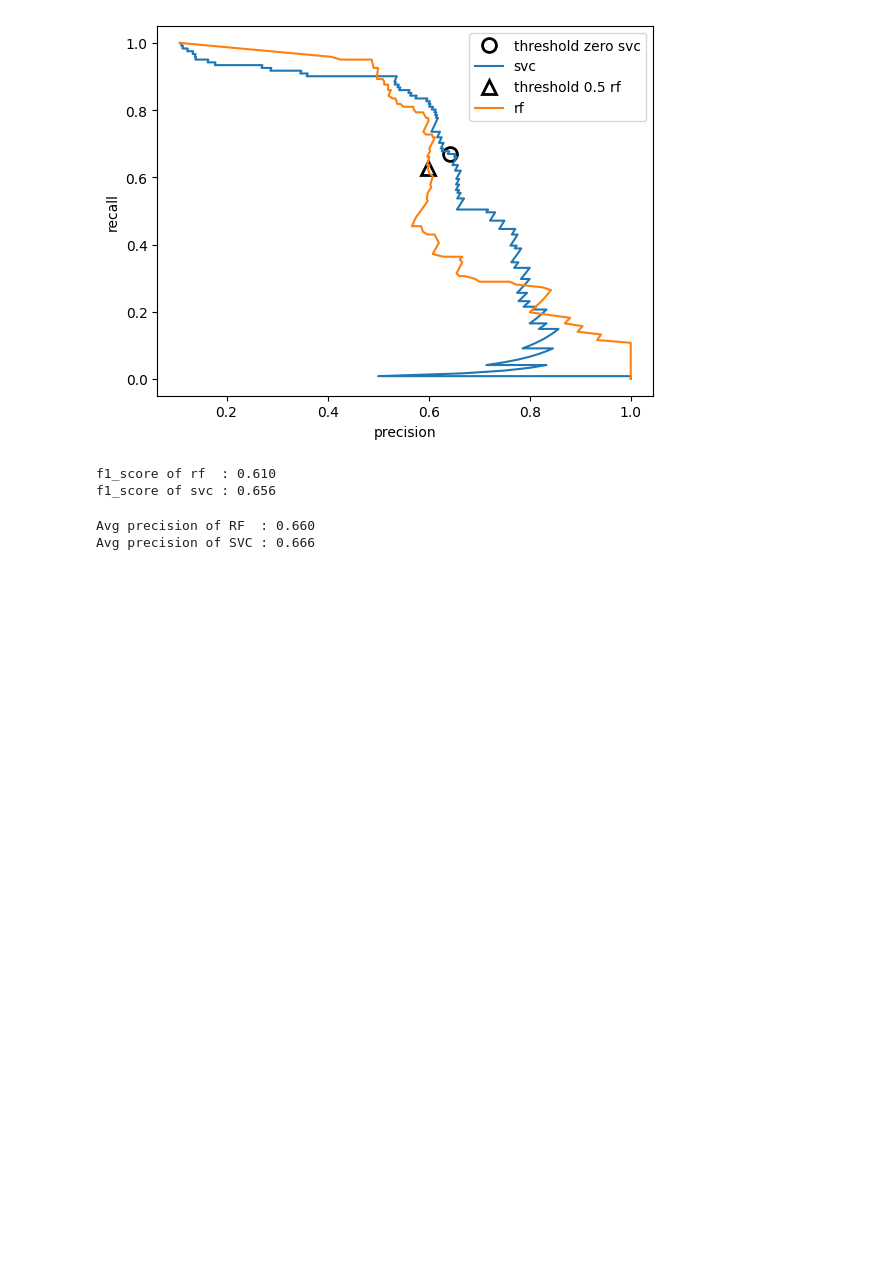
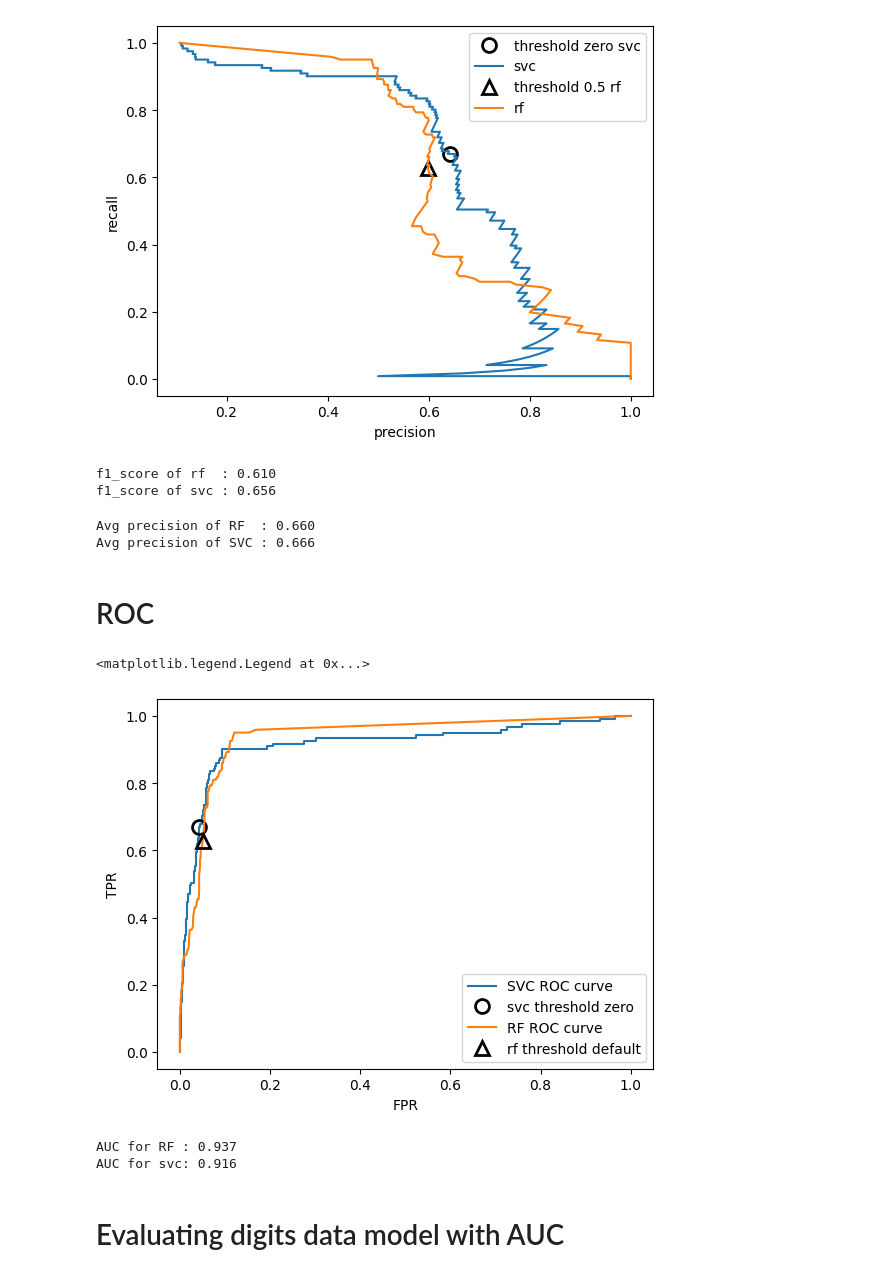
Before and after one commit to abhaykukade/ml_model_evaluation, a Jupyter notebook: model_evaluation.ipynb, the cells around one changed output. Drawn from its saved outputs; the diff is of its cells as text; code cells hidden in the pictures; blank space fills up the shorter version.

```diff
--- a/model_evaluation.ipynb
+++ b/model_evaluation.ipynb
@@ -370,3 +371,34 @@ print(f'Avg precision of SVC : {ap_svc:.3f}')
 # %% [output]
 Avg precision of RF  : 0.660
 Avg precision of SVC : 0.666
+# %% [markdown]
+# ROC
+# %%
+fpr, tpr, thresholds = roc_curve(y_test, svc.decision_function(X_test))
+plt.plot(fpr, tpr, label='SVC ROC curve')
+close_zero = np.argmin(np.abs(thresholds))
+plt.plot(fpr[close_zero], tpr[close_zero], 'o', markersize=10, label='svc threshold zero',
+         fillstyle='none', c='k', mew=2)
+
+fpr_rf, tpr_rf, thresholds_rf = roc_curve(y_test, rf.predict_proba(X_test)[:, 1])
+plt.plot(fpr_rf, tpr_rf, label='RF ROC curve')
+close_default_rf = np.argmin(np.abs(thresholds_rf - 0.5))
+plt.plot(fpr_rf[close_default_rf], tpr_rf[close_default_rf], '^', markersize=10, label='rf threshold default',
+         fillstyle='none', c='k', mew=2)
+
+plt.xlabel('FPR')
+plt.ylabel('TPR')
+plt.legend()
+# %% [output]
+<matplotlib.legend.Legend at 0x...>
+[figure, added]
+# %%
+rf_auc = roc_auc_score(y_test, rf.predict_proba(X_test)[:, 1])
+svc_auc = roc_auc_score(y_test, svc.decision_function(X_test))
+print(f'AUC for RF : {rf_auc:.3f}')
+print(f'AUC for svc: {svc_auc:.3f}')
+# %% [output]
+AUC for RF : 0.937
+AUC for svc: 0.916
+# %% [markdown]
+# Evaluating digits data model with AUC
```
Also changed, not shown: parts of 11 cells of this notebook.
